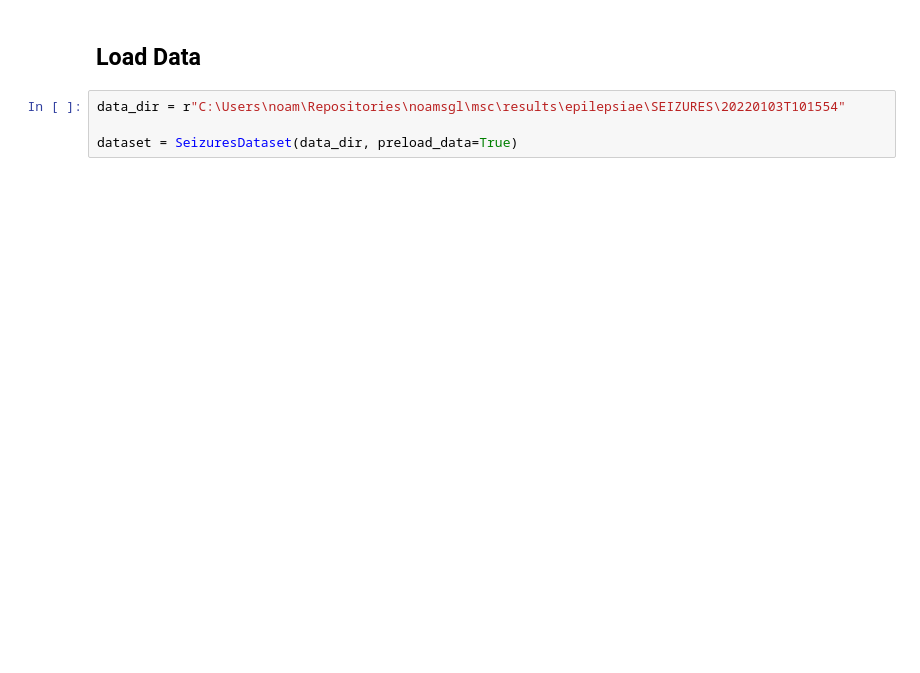
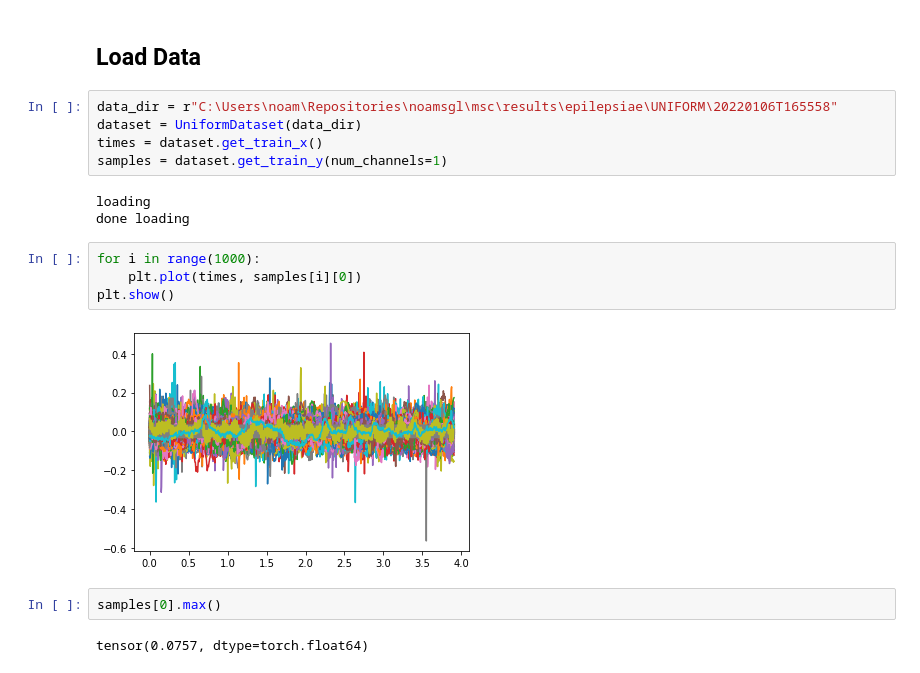
Before and after one commit to noamsgl/msc, a Jupyter notebook: scripts/generate/generate_eeg_with_gaussian_process.ipynb, the cells around one changed output. Cells and saved outputs as stored; diff of their text form; blank space fills up the shorter version.

```diff
--- a/scripts/generate/generate_eeg_with_gaussian_process.ipynb
+++ b/scripts/generate/generate_eeg_with_gaussian_process.ipynb
@@ -147,6 +150,20 @@ for i in range(10):
 # %% [markdown]
 ## Load Data
 # %%
-data_dir = r"C:\Users\noam\Repositories\noamsgl\msc\results\epilepsiae\SEIZURES\20220103T101554"
-
-dataset = SeizuresDataset(data_dir, preload_data=True)
+data_dir = r"C:\Users\noam\Repositories\noamsgl\msc\results\epilepsiae\UNIFORM\20220106T165558"
+dataset = UniformDataset(data_dir)
+times = dataset.get_train_x()
+samples = dataset.get_train_y(num_channels=1)
+# %% [output]
+loading
+done loading
+# %%
+for i in range(1000):
+    plt.plot(times, samples[i][0])
+plt.show()
+# %% [output]
+[figure, added]
+# %%
+samples[0].max()
+# %% [output]
+tensor(0.0757, dtype=torch.float64)
```
Also changed, not shown: parts of 6 cells of this notebook, 1 other file.
